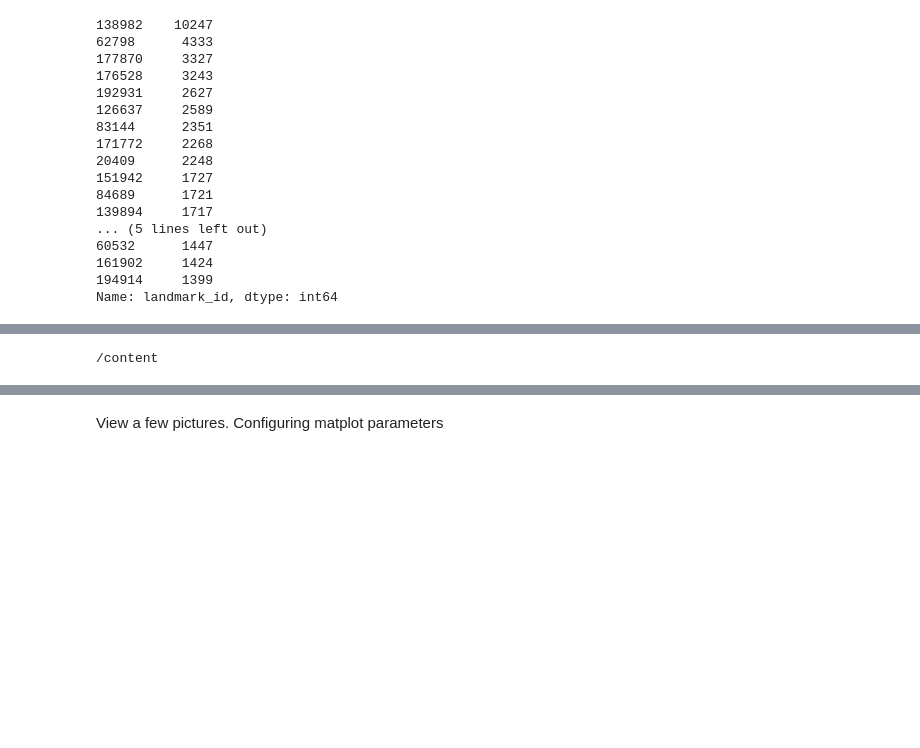
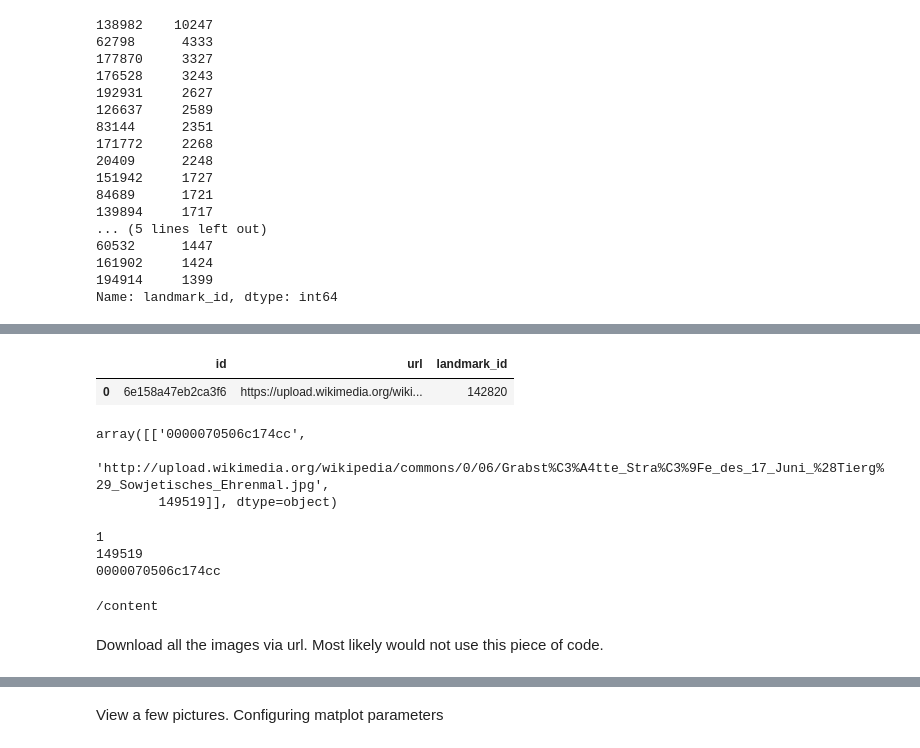
Before and after one commit to amarsinghen/landmark-detection-kaggle, a Jupyter notebook: google_landmark_detection_data_wrangling.ipynb, the cells around one changed output, grey strips where cells are left out. Saved outputs shown, nothing was run; the diff lists cells and outputs as text; code cells hidden in the pictures; blank space fills up the shorter version.

Commit message:
Added code to copy image files to train directory

```diff
--- a/google_landmark_detection_data_wrangling.ipynb
+++ b/google_landmark_detection_data_wrangling.ipynb
@@ -151,9 +201,9 @@ train_file_csv_df.landmark_id.value_counts()[:20]
 194914     1399
 Name: landmark_id, dtype: int64
 # %%
-landmarks_between_50_and_100_df = train_file_csv_df.landmark_id.value_counts().reset_index(name="count").query('count<55 and count>49')
+landmarks_greater_than_5_df = train_file_csv_df.landmark_id.value_counts().reset_index(name="count").query('count>5')
 log.debug("Sample of record in the train_file_csv_df dataframe : \n" + str(train_file_csv_df.head(1)))
 log.debug("Total number of images in the training set : " + str(train_file_csv_df['url'].count()))
 log.debug("Total number of unique landmark_ids in the training dataset : " + str(train_file_csv_df.landmark_id.value_counts()
                                                                                  .reset_index(name="count")["index"].count()))
-log.debug("Total number of landmarks with 50 and 100 images in the dataset : " + str(landmarks_between_50_and_100_df["index"].count()))
+log.debug("Total number of landmarks with greater than 5 images in the dataset : " + str(landmarks_greater_than_5_df["index"].count()))
@@ -172,5 +212,5 @@ DEBUG:root:Total number of landmarks with 50 and 100 images in the dataset : 219
 # %%
-filtered_train_between_50and100_df = train_file_csv_df[train_file_csv_df.landmark_id.isin(landmarks_between_50_and_100_df['index'])]
-log.debug("Total number of images between 50 and 100 count in the training set after filtering  : " + str(filtered_train_between_50and100_df["id"].count()))
-log.debug(filtered_train_between_50and100_df.head(1))
-log.debug(filtered_train_between_50and100_df.iloc[1]['url'])
+filtered_train_greater_than_5_df = train_file_csv_df[train_file_csv_df.landmark_id.isin(landmarks_greater_than_5_df['index'])]
+log.debug("Total number of images for landmarks with image count of greater than 5 in the training set after filtering  : " + str(filtered_train_greater_than_5_df["id"].count()))
+log.debug(filtered_train_greater_than_5_df.head(1))
+log.debug(filtered_train_greater_than_5_df.iloc[1]['url'])
@@ -184,5 +263,38 @@ DEBUG:root:https://upload.wikimedia.org/wikipedia/commons/e/e2/Mount_Vernon_Mans
+# %%
+filtered_train_greater_than_5_df[:1]
+# %% [output]
+|  | id | url | landmark_id |
+| 0 | 6e158a47eb2ca3f6 | https://upload.wikimedia.org/wiki... | 142820 |
+# %%
+train_file_csv_df[train_file_csv_df.id=='0000070506c174cc'].values
+# %% [output]
+array([['0000070506c174cc',
+        'http://upload.wikimedia.org/wikipedia/commons/0/06/Grabst%C3%A4tte_Stra%C3%9Fe_des_17_Juni_%28Tierg%29_Sowjetisches_Ehrenmal.jpg',
+        149519]], dtype=object)
+# %%
+import shutil
+
+for filepath in listOfImages[:1000]:
+  file_name = filepath.split("/")[-1].split(".")[0]
+  landmark_id = filtered_train_greater_than_5_df[filtered_train_greater_than_5_df.id==file_name]
+  if (len(landmark_id)!=0):
+    landmark_id_folder_name = str(landmark_id['landmark_id'].values[0])
+    local_location = str("/tmp/train/" + str(landmark_id_folder_name) + "/" + str(file_name) + ".jpg")
+    if not os.path.isdir(local_location.split(str(file_name))[0]):
+        os.makedirs(local_location.split(str(file_name))[0])
+    # print(len(landmark_id))
+    # print(str(landmark_id['landmark_id'].values[0]))
+    # print(file_name)
+    shutil.copy2(filepath, local_location)
+    break
+# %% [output]
+1
+149519
+0000070506c174cc
 # %%
 !pwd
 # %% [output]
 /content
+# %% [markdown]
+Download all the images via url. Most likely would not use this piece of code.
 # %%
```
Also changed, not shown: parts of 27 cells of this notebook.
